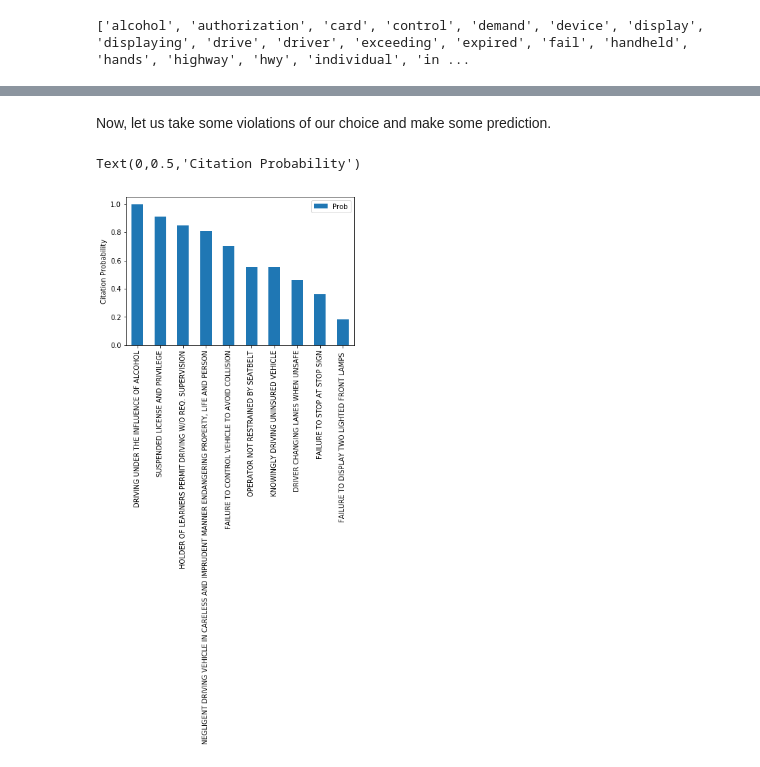
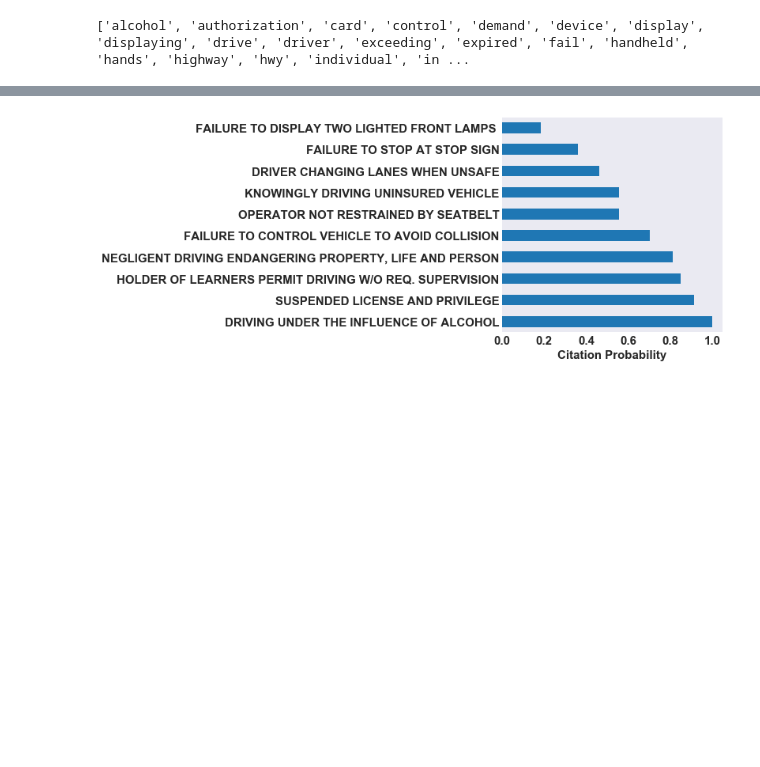
Before and after one commit to lekhnath12/Capstone-project-I, a Jupyter notebook: Recommendation_Dec9.ipynb, the cells around one changed output, grey strips where cells are left out. Drawn from its saved outputs; the diff is of its cells as text; code cells hidden in the pictures; blank space fills up the shorter version.

```diff
--- a/Recommendation_Dec9.ipynb
+++ b/Recommendation_Dec9.ipynb
@@ -104,34 +68,45 @@ df_prob
-# %% [markdown]
-Now, let us take some violations of our choice and make some prediction.
 # %%
+plt.style.use('seaborn-dark')
+
+random_driver = df_X1.iloc[777777, :]
+
 some_violations = np.array(['DRIVING UNDER THE INFLUENCE OF ALCOHOL',
                             'SUSPENDED LICENSE AND PRIVILEGE',
                             'FAILURE TO CONTROL VEHICLE TO AVOID COLLISION',
                             'HOLDER OF LEARNERS PERMIT DRIVING W/O REQ. SUPERVISION',
-                            'NEGLIGENT DRIVING VEHICLE IN CARELESS AND IMPRUDENT MANNER ENDANGERING PROPERTY, LIFE AND PERSON',
+                            'NEGLIGENT DRIVING ENDANGERING PROPERTY, LIFE AND PERSON',
                             'OPERATOR NOT RESTRAINED BY SEATBELT',
                             'KNOWINGLY DRIVING UNINSURED VEHICLE',
                             'DRIVER CHANGING LANES WHEN UNSAFE',
                             'FAILURE TO STOP AT STOP SIGN',
                             'FAILURE TO DISPLAY TWO LIGHTED FRONT LAMPS '
                              ])
 
 vec_array = vectorizer.transform(some_violations).toarray()
 
 driver = len(some_violations)*[random_driver]
 driver = np.vstack(driver)
 
 driver[:,20:83] = vec_array
 
 random_forest = load('RANDOM_FOREST.joblib')
 prob = random_forest.predict_proba(driver)[:,0]
 
 
 
 df_prob = pd.DataFrame(data = prob, index = some_violations, columns=['Prob'])
-df_prob.sort_values(by = 'Prob', ascending = False, inplace = True )
-df_prob.plot(kind = 'bar')
-plt.ylabel('Citation Probability')
+df_prob.sort_values(by = 'Prob', ascending = False, inplace = True)
+ax = df_prob.plot(kind = 'barh', rot = 0, legend = False, figsize = (5,5))
+plt.xlabel('Citation Probability', fontsize = 15, fontweight = 'bold')
+
+
+for tick in ax.xaxis.get_major_ticks():
+    tick.label1.set_fontsize(15)
+    tick.label1.set_fontweight('bold')
+for tick in ax.yaxis.get_major_ticks():
+    tick.label1.set_fontsize(15)
+    tick.label1.set_fontweight('bold')
+
+plt.savefig('prob.png', dpi = 100, bbox_inches = 'tight')
 # %% [output]
-Text(0,0.5,'Citation Probability')
-[figure, old version]
+[figure, new version]
```
Also changed, not shown: parts of 3 cells of this notebook.
